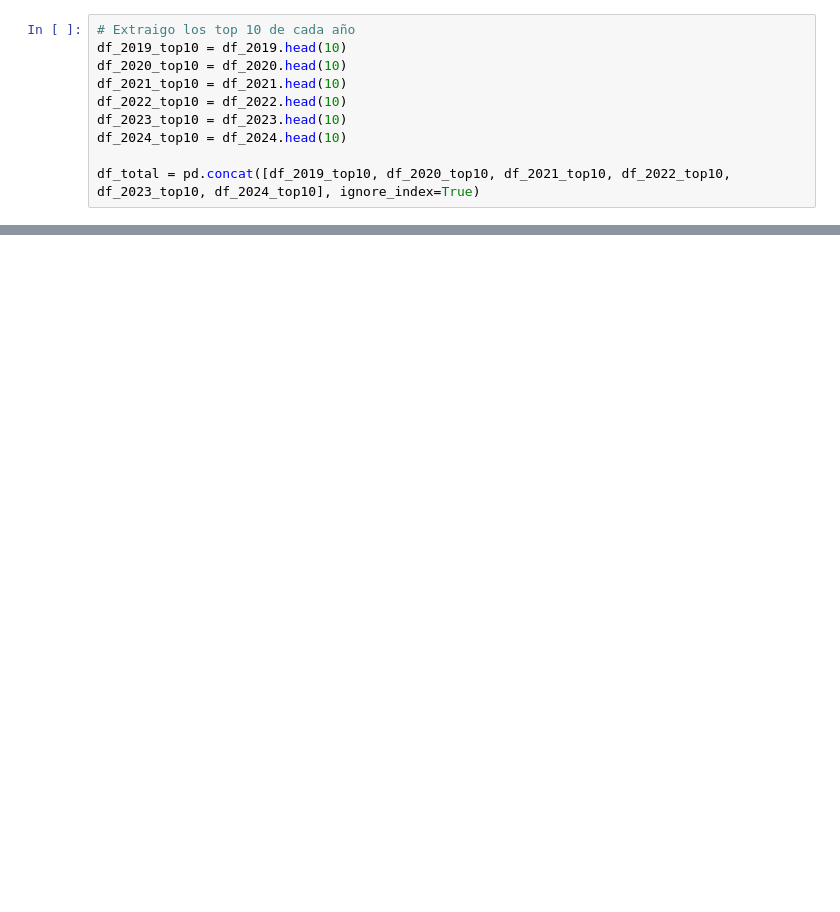
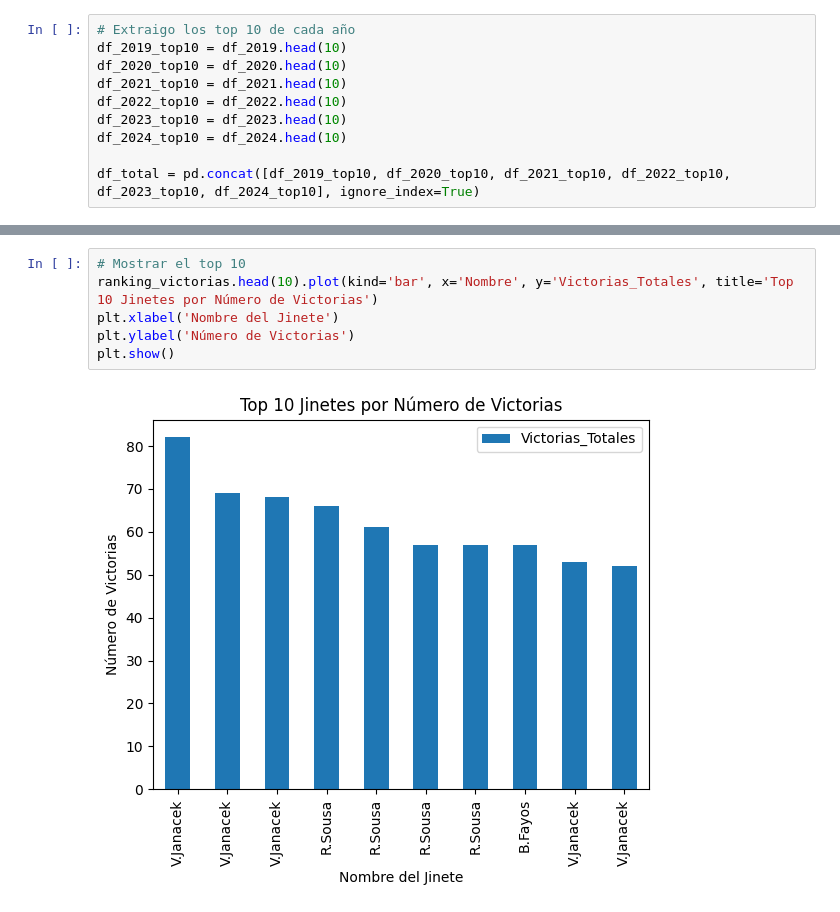
Before and after one commit to NellaCaro/estadisticas_jinetes, a Jupyter notebook: estadistica_jinetes.ipynb, the cells around one changed output, grey strips where cells are left out. Cells and saved outputs as stored; diff of their text form; blank space fills up the shorter version.

```diff
--- a/estadistica_jinetes.ipynb
+++ b/estadistica_jinetes.ipynb
@@ -163,0 +243,8 @@ print(df_total)
+# %%
+# Mostrar el top 10
+ranking_victorias.head(10).plot(kind='bar', x='Nombre', y='Victorias_Totales', title='Top 10 Jinetes por Número de Victorias')
+plt.xlabel('Nombre del Jinete')
+plt.ylabel('Número de Victorias')
+plt.show()
+# %% [output]
+[figure, added]
```
Also changed, not shown: parts of 12 cells of this notebook.
